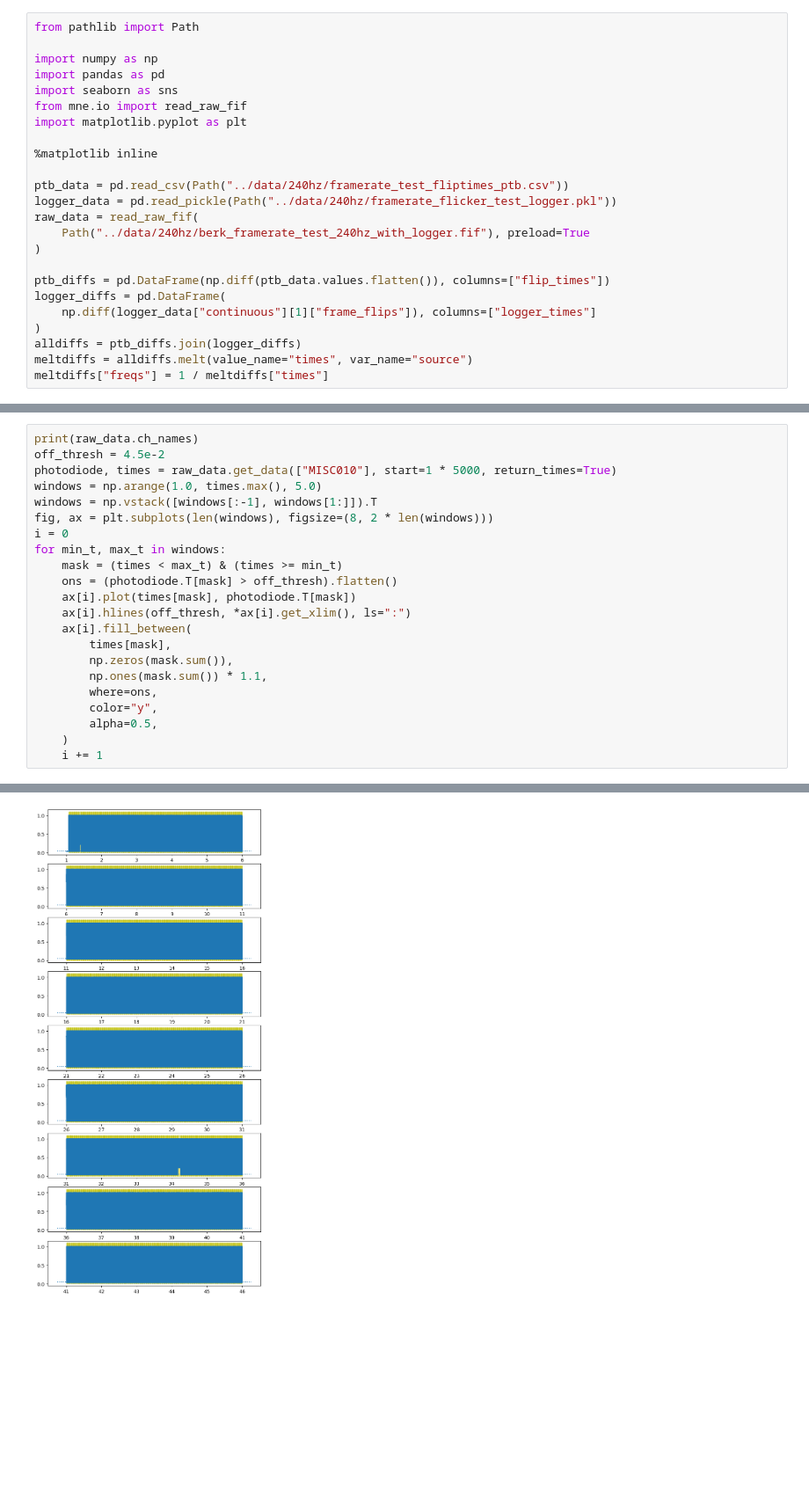
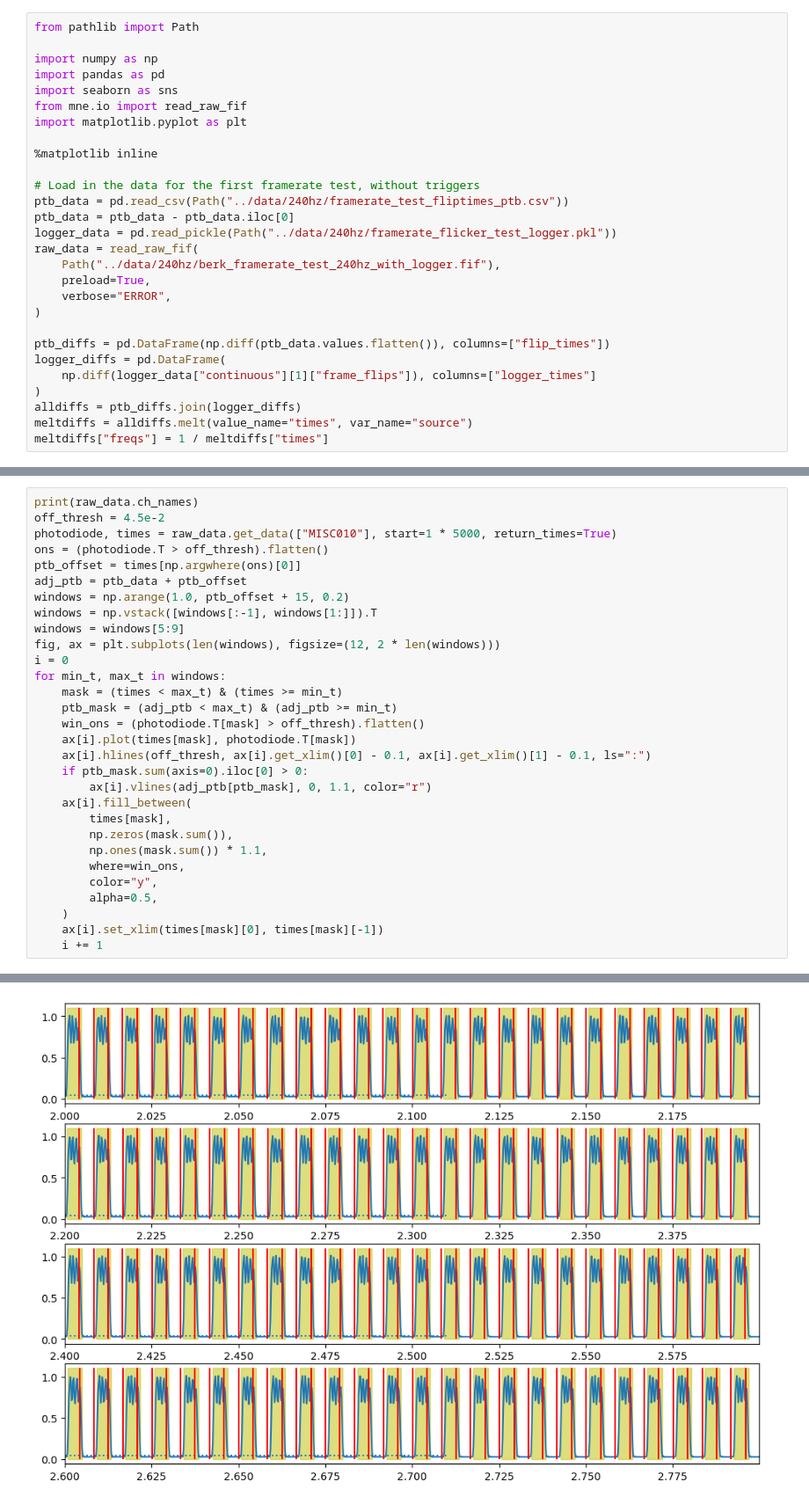
Before and after one commit to neurolingo-lab/language-intermodulation, a Jupyter notebook: notebooks/examine_framerate_test.ipynb, the cells around one changed output, grey strips where cells are left out. Shown at 88% size. Cells and saved outputs as stored; diff of their text form; blank space fills up the shorter version.

```diff
--- a/notebooks/examine_framerate_test.ipynb
+++ b/notebooks/examine_framerate_test.ipynb
@@ -9,10 +9,14 @@ import matplotlib.pyplot as plt
 
 %matplotlib inline
 
+# Load in the data for the first framerate test, without triggers
 ptb_data = pd.read_csv(Path("../data/240hz/framerate_test_fliptimes_ptb.csv"))
+ptb_data = ptb_data - ptb_data.iloc[0]
 logger_data = pd.read_pickle(Path("../data/240hz/framerate_flicker_test_logger.pkl"))
 raw_data = read_raw_fif(
-    Path("../data/240hz/berk_framerate_test_240hz_with_logger.fif"), preload=True
+    Path("../data/240hz/berk_framerate_test_240hz_with_logger.fif"),
+    preload=True,
+    verbose="ERROR",
 )
 
 ptb_diffs = pd.DataFrame(np.diff(ptb_data.values.flatten()), columns=["flip_times"])
@@ -43,25 +29,33 @@ Reading 0 ... 236999  =      0.000 ...    47.400 secs...
 # %%
 print(raw_data.ch_names)
 off_thresh = 4.5e-2
 photodiode, times = raw_data.get_data(["MISC010"], start=1 * 5000, return_times=True)
-windows = np.arange(1.0, times.max(), 5.0)
+ons = (photodiode.T > off_thresh).flatten()
+ptb_offset = times[np.argwhere(ons)[0]]
+adj_ptb = ptb_data + ptb_offset
+windows = np.arange(1.0, ptb_offset + 15, 0.2)
 windows = np.vstack([windows[:-1], windows[1:]]).T
-fig, ax = plt.subplots(len(windows), figsize=(8, 2 * len(windows)))
+windows = windows[5:9]
+fig, ax = plt.subplots(len(windows), figsize=(12, 2 * len(windows)))
 i = 0
 for min_t, max_t in windows:
     mask = (times < max_t) & (times >= min_t)
-    ons = (photodiode.T[mask] > off_thresh).flatten()
+    ptb_mask = (adj_ptb < max_t) & (adj_ptb >= min_t)
+    win_ons = (photodiode.T[mask] > off_thresh).flatten()
     ax[i].plot(times[mask], photodiode.T[mask])
-    ax[i].hlines(off_thresh, *ax[i].get_xlim(), ls=":")
+    ax[i].hlines(off_thresh, ax[i].get_xlim()[0] - 0.1, ax[i].get_xlim()[1] - 0.1, ls=":")
+    if ptb_mask.sum(axis=0).iloc[0] > 0:
+        ax[i].vlines(adj_ptb[ptb_mask], 0, 1.1, color="r")
     ax[i].fill_between(
         times[mask],
         np.zeros(mask.sum()),
         np.ones(mask.sum()) * 1.1,
-        where=ons,
+        where=win_ons,
         color="y",
         alpha=0.5,
     )
+    ax[i].set_xlim(times[mask][0], times[mask][-1])
     i += 1
 # %% [output]
 ['MISC010', 'STI101', 'SYS201']
-[figure, old version]
+[figure, new version]
```
Also changed, not shown: parts of 5 cells of this notebook, 18 other files.
